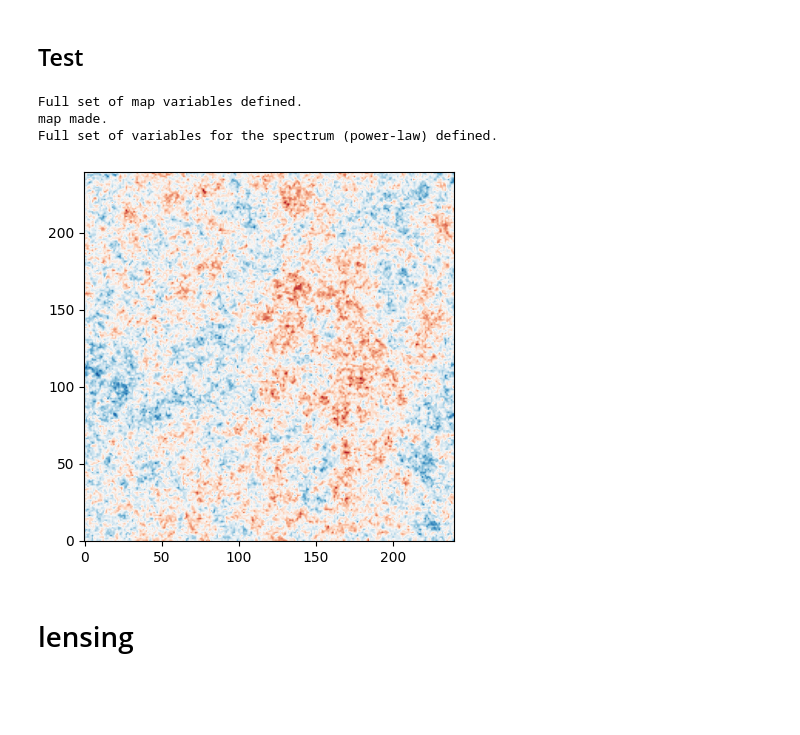
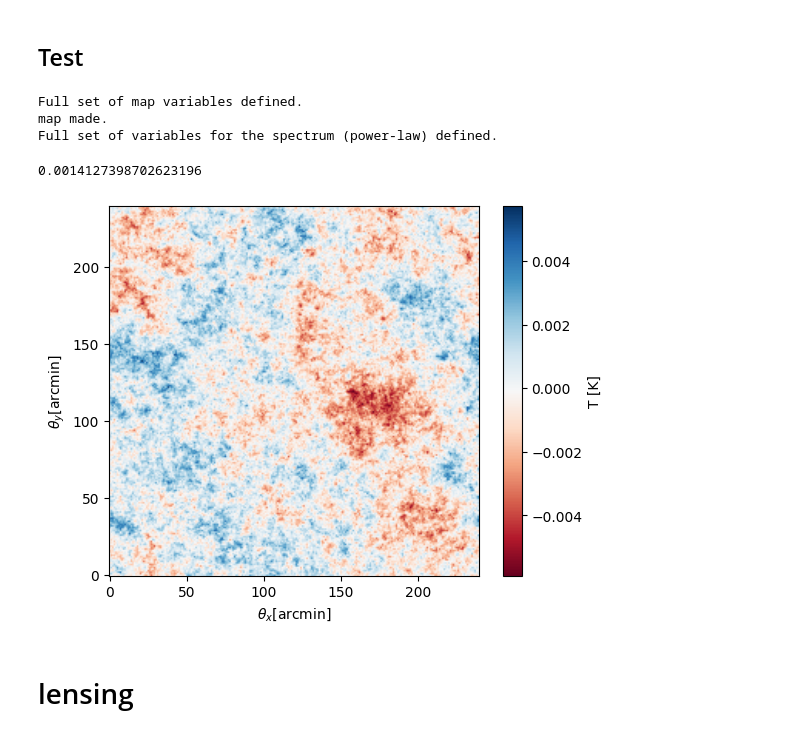
Before and after one commit to jzimm24/research-intern-AIfA, a Jupyter notebook: notebookes/cmb-maps.ipynb, the cells around one changed output. Saved outputs shown, nothing was run; the diff lists cells and outputs as text; code cells hidden in the pictures; blank space fills up the shorter version.

Commit message:
plotting and rms calculation for the map_maker class

```diff
--- a/notebookes/cmb-maps.ipynb
+++ b/notebookes/cmb-maps.ipynb
@@ -115,6 +115,7 @@ class map_maker():
         ## output variables
         self.grf_fs = None
         self.grf = None
+        self.rms = None
 
     def set_map_variables(self, map_size = None, pixel_size = None, pixel_number = None) -> bool:
         if map_size is not None:
@@ -242,19 +243,34 @@ class map_maker():
         self.grf_real = np.real(np.fft.ifft2(np.fft.fftshift(self.grf_fs)))
 
         return self.grf_fs, self.grf, self.grf_real
+
+    def plot_gaussian_random_field(self) -> None:
+        im = plt.imshow(self.grf_real, origin='lower', interpolation='bilinear', cmap='RdBu')
+        im.set_clim()
+
+        plt.xlabel(r"$\theta_x$[arcmin]")
+        plt.ylabel(r"$\theta_y$[arcmin]")
+
+        cbar = plt.colorbar(im)
+        cbar.set_label("T [K]")   # label for the scale
+        return None
+
+    def rms_estimation(self) -> float:
+        self.rms = np.sqrt(np.mean(self.grf_real**2))
+        return self.rms
 # %% [markdown]
 ## Test
 # %%
-test1 = map_maker(map_size=2, pixel_size=0.5, l_degrees=30000, const=10, index=-0.8)
+test1 = map_maker(map_size=2, pixel_size=0.5, l_degrees=30000, const=10, index=-1)
 test1_map_fs, test1_map, test1_map_real = test1.make_gaussian_random_field()
-
-im = plt.imshow(test1_map_real, origin='lower', interpolation='bilinear', cmap='RdBu')
-im.set_clim()
+test1.plot_gaussian_random_field()
+print(test1.rms_estimation())
 # %% [output]
 Full set of map variables defined.
 map made.
 Full set of variables for the spectrum (power-law) defined.
+0.0014127398702623196
-[figure, old version]
+[figure, new version]
 # %% [markdown]
 # lensing
 # %% [markdown]
```
Also changed, not shown: 1 other file.
